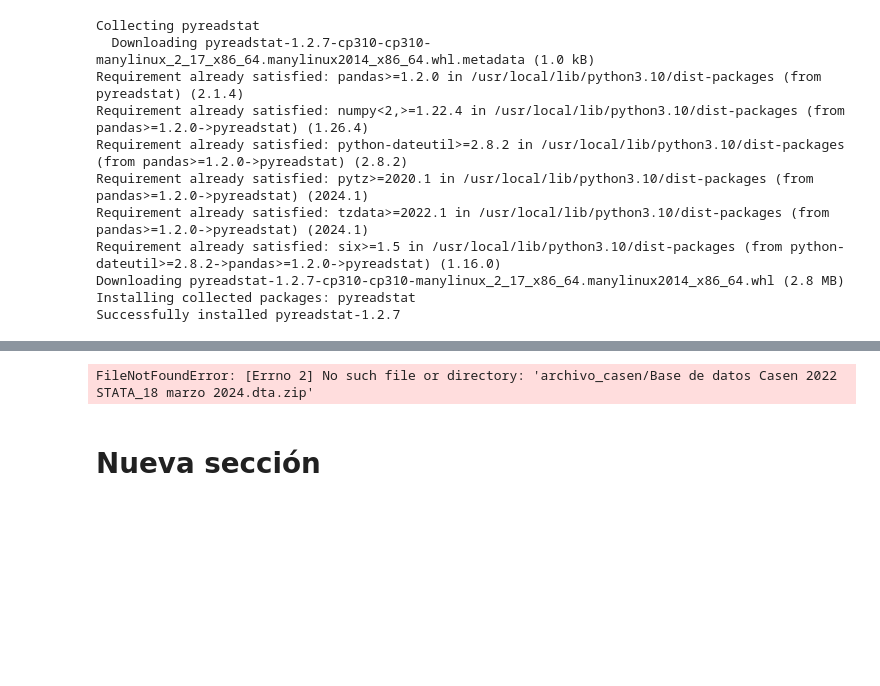
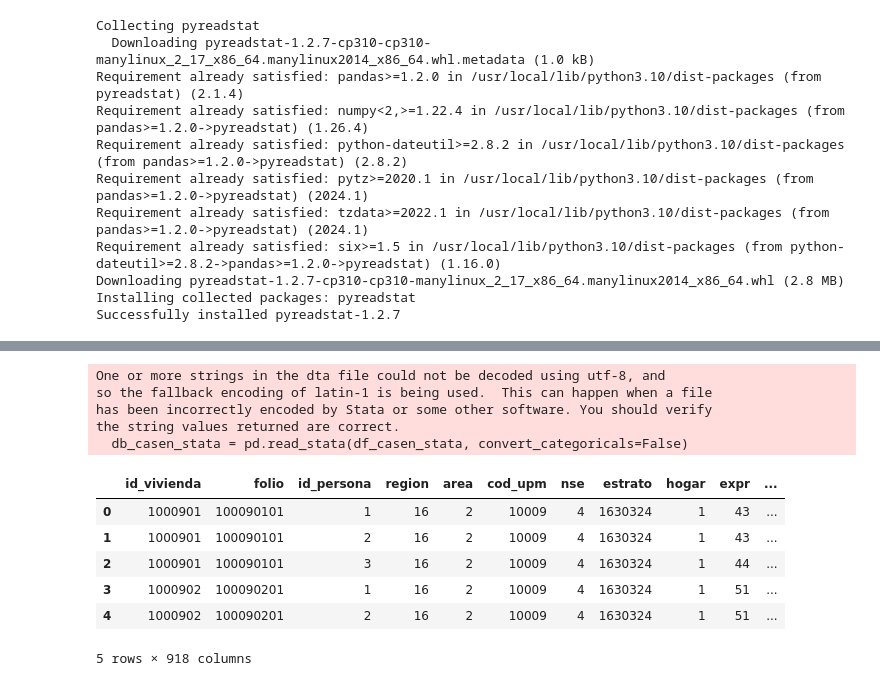
Before and after one commit to NicoD920/analisisDatosPrimavera2024, a Jupyter notebook: Tarea1.ipynb, the cells around one changed output, grey strips where cells are left out. Drawn from its saved outputs; the diff is of its cells as text; code cells hidden in the pictures; blank space fills up the shorter version.

```diff
--- a/Tarea1.ipynb
+++ b/Tarea1.ipynb
@@ -60,3 +62,6 @@ Cantidad-de-Personas-por-Sexo-y-Edad.xlsx  Cantidad-de-Viviendas-por-Tipo.xlsx
 
 Files in 'archivo_natalidad':
 datos.csv
+# %%
+df_casen_stata = "/content/drive/MyDrive/Universidad/Primavera2024/Análisis de Datos/Tarea 1/CASEN_2022/Base de datos Casen 2022 STATA_18 marzo 2024.dta"
+df_casen_stata_provinciaComuna = "/content/drive/MyDrive/Universidad/Primavera2024/Análisis de Datos/Tarea 1/CASEN_2022/Base de datos provincia y comuna Casen 2022 STATA.dta"
@@ -63,14 +73,19 @@ datos.csv
 # %%
-# 3. Descomprimir el archivo ZIP
-with zipfile.ZipFile("archivo_casen/Base de datos Casen 2022 STATA_18 marzo 2024.dta.zip", 'r') as zip_ref:
-    zip_ref.extractall("archivo_casen")
-
-# 4. Cargar el archivo .dta en un DataFrame
-db_casen_stata = pd.read_stata("archivo_casen/Base de datos Casen 2022 STATA_18 marzo 2024.dta")
+# 4. Cargar el archivo .dta en un DataFrame, evitando la conversión automática de variables categóricas
+db_casen_stata = pd.read_stata(df_casen_stata, convert_categoricals=False)
 
 # 5. Visualizar las primeras filas del DataFrame
 db_casen_stata.head()
 # %% [output]
-FileNotFoundError: [Errno 2] No such file or directory: 'archivo_casen/Base de datos Casen 2022 STATA_18 marzo 2024.dta.zip'
+One or more strings in the dta file could not be decoded using utf-8, and
+so the fallback encoding of latin-1 is being used.  This can happen when a file
+has been incorrectly encoded by Stata or some other software. You should verify
+the string values returned are correct.
+  db_casen_stata = pd.read_stata(df_casen_stata, convert_categoricals=False)
+|  | id_vivienda | folio | id_persona | region | area | cod_upm | nse | estrato | hogar | expr | ... |
+| 0 | 1000901 | 100090101 | 1 | 16 | 2 | 10009 | 4 | 1630324 | 1 | 43 | ... |
+| 1 | 1000901 | 100090101 | 2 | 16 | 2 | 10009 | 4 | 1630324 | 1 | 43 | ... |
+| 2 | 1000901 | 100090101 | 3 | 16 | 2 | 10009 | 4 | 1630324 | 1 | 44 | ... |
+| 3 | 1000902 | 100090201 | 1 | 16 | 2 | 10009 | 4 | 1630324 | 1 | 51 | ... |
+| 4 | 1000902 | 100090201 | 2 | 16 | 2 | 10009 | 4 | 1630324 | 1 | 51 | ... |
+5 rows × 918 columns
-# %% [markdown]
-# Nueva sección
```
Also changed, not shown: parts of 9 cells of this notebook.
